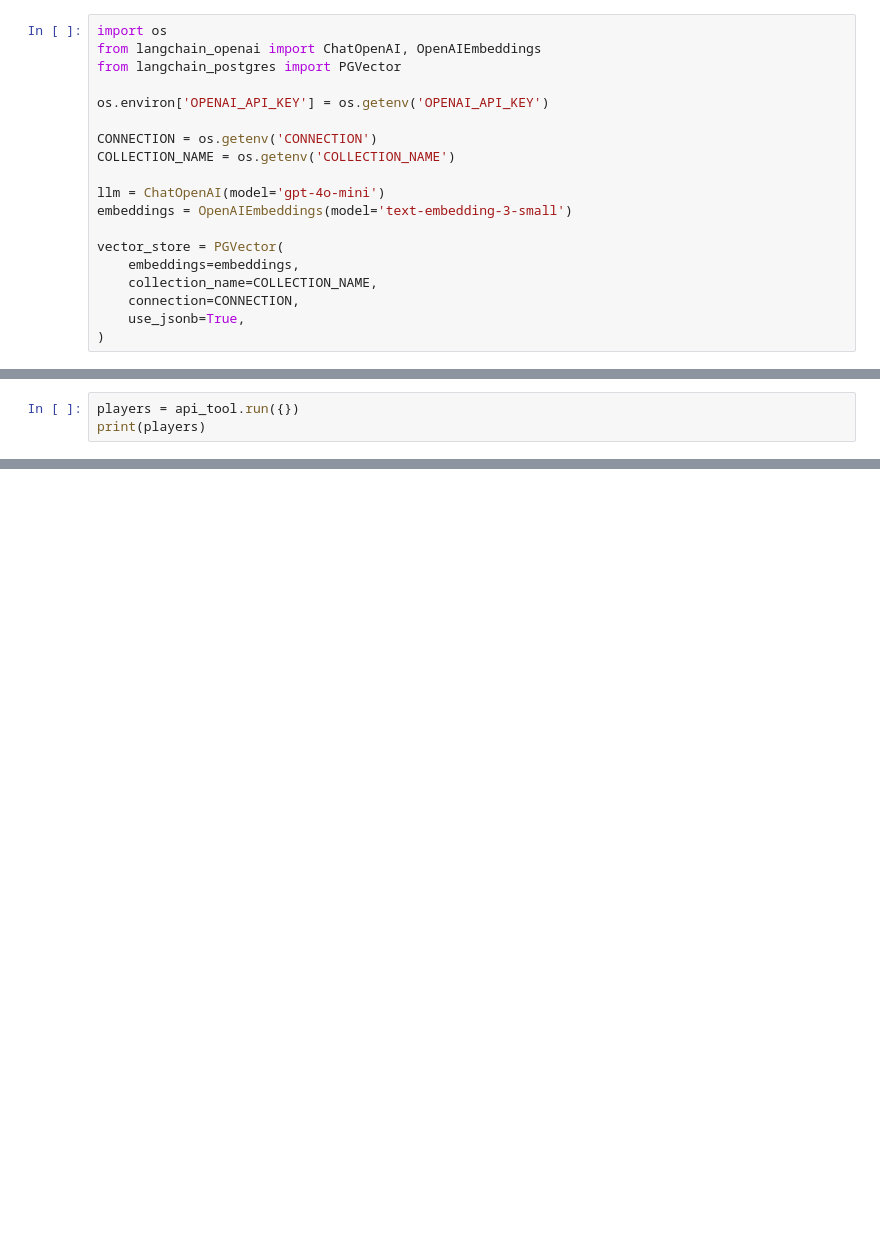
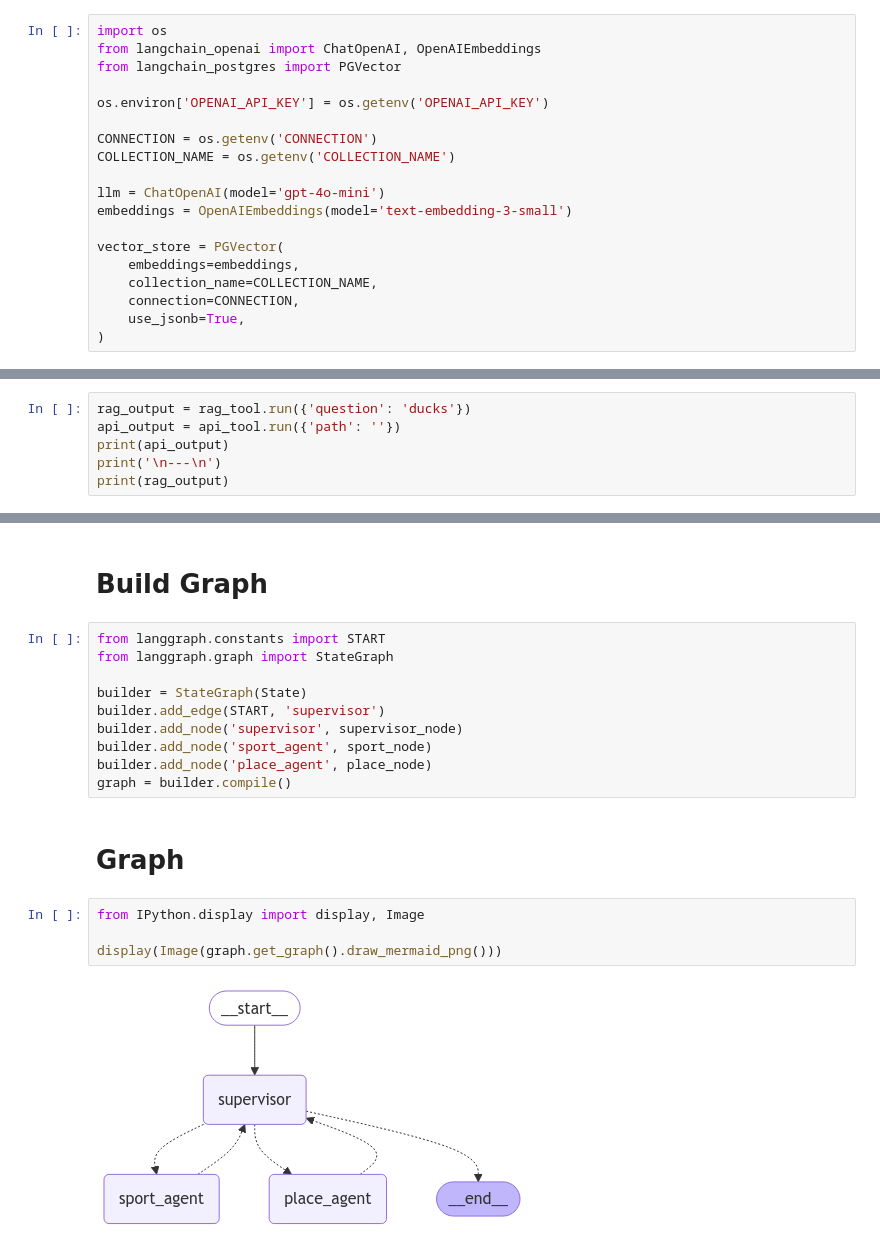
Before and after one commit to SahasPunchihewa/gen-ai-snippets, a Jupyter notebook: Multi Agent RAG, API.ipynb, the cells around one changed output, grey strips where cells are left out. Cells and saved outputs as stored; diff of their text form; blank space fills up the shorter version.

Commit message:
Create multi agent rag with unwrapped tools

```diff
--- a/Multi Agent RAG, API.ipynb
+++ b/Multi Agent RAG, API.ipynb
@@ -156,6 +157,9 @@ vector_store
 # %%
-players = api_tool.run({})
-print(players)
+rag_output = rag_tool.run({'question': 'ducks'})
+api_output = api_tool.run({'path': ''})
+print(api_output)
+print('\n---\n')
+print(rag_output)
 # %% [output]
 <Response [200 OK]>
 [{'id': 1, 'name': 'Juan Soto', 'age': 26, 'contract_start_date': '2024-12-11', 'contract_end_date': '2039-12-10', 'team': 'New York Mets', 'country': 'Dominican Republic', 'salary': '51 million per y ...
@@ -183,0 +244,20 @@ Something after the function runs.
+# %% [markdown]
+# Build Graph
+# %%
+from langgraph.constants import START
+from langgraph.graph import StateGraph
+
+builder = StateGraph(State)
+builder.add_edge(START, 'supervisor')
+builder.add_node('supervisor', supervisor_node)
+builder.add_node('sport_agent', sport_node)
+builder.add_node('place_agent', place_node)
+graph = builder.compile()
+# %% [markdown]
+# Graph
+# %%
+from IPython.display import display, Image
+
+display(Image(graph.get_graph().draw_mermaid_png()))
+# %% [output]
+[figure, added]
```
Also changed, not shown: parts of 10 cells of this notebook.
